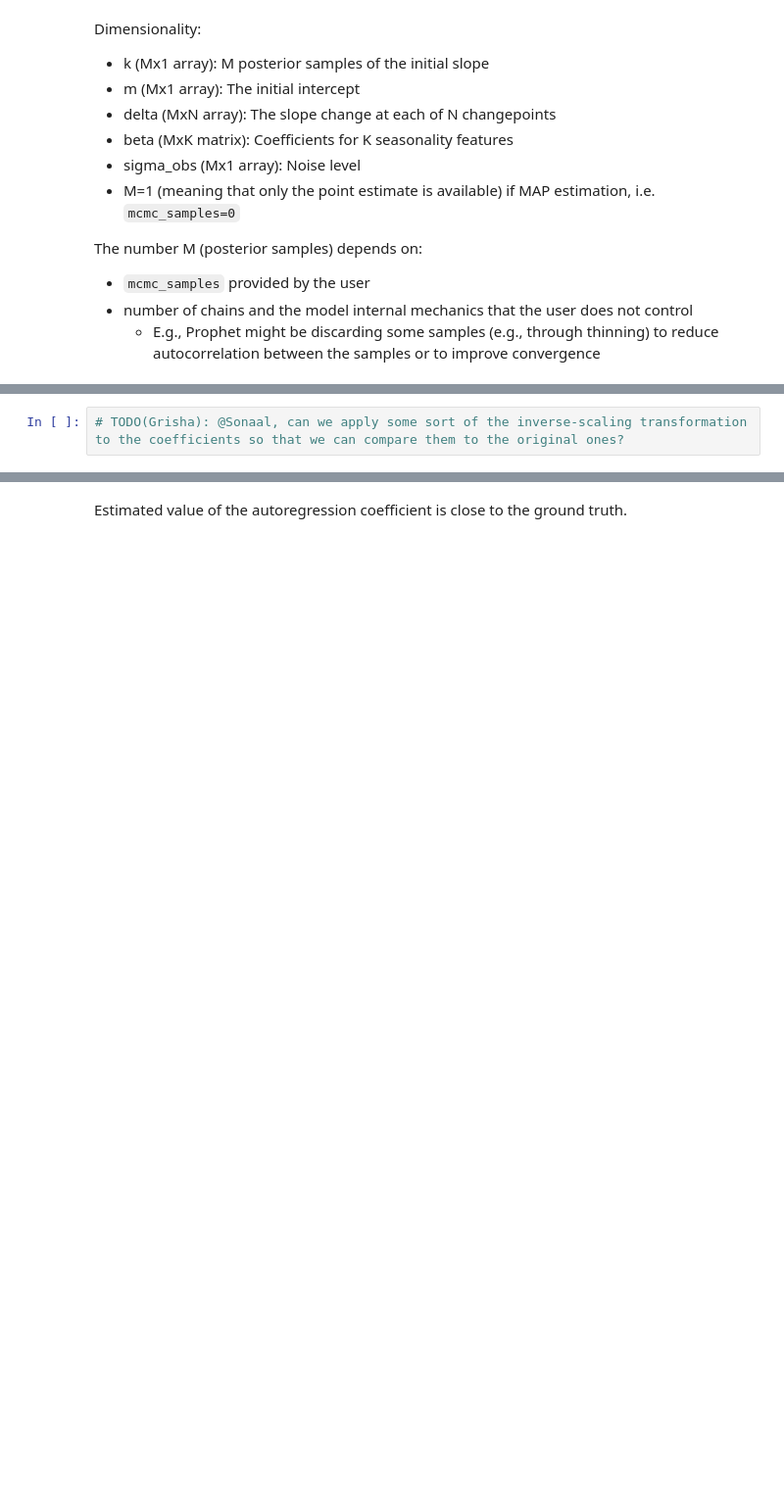
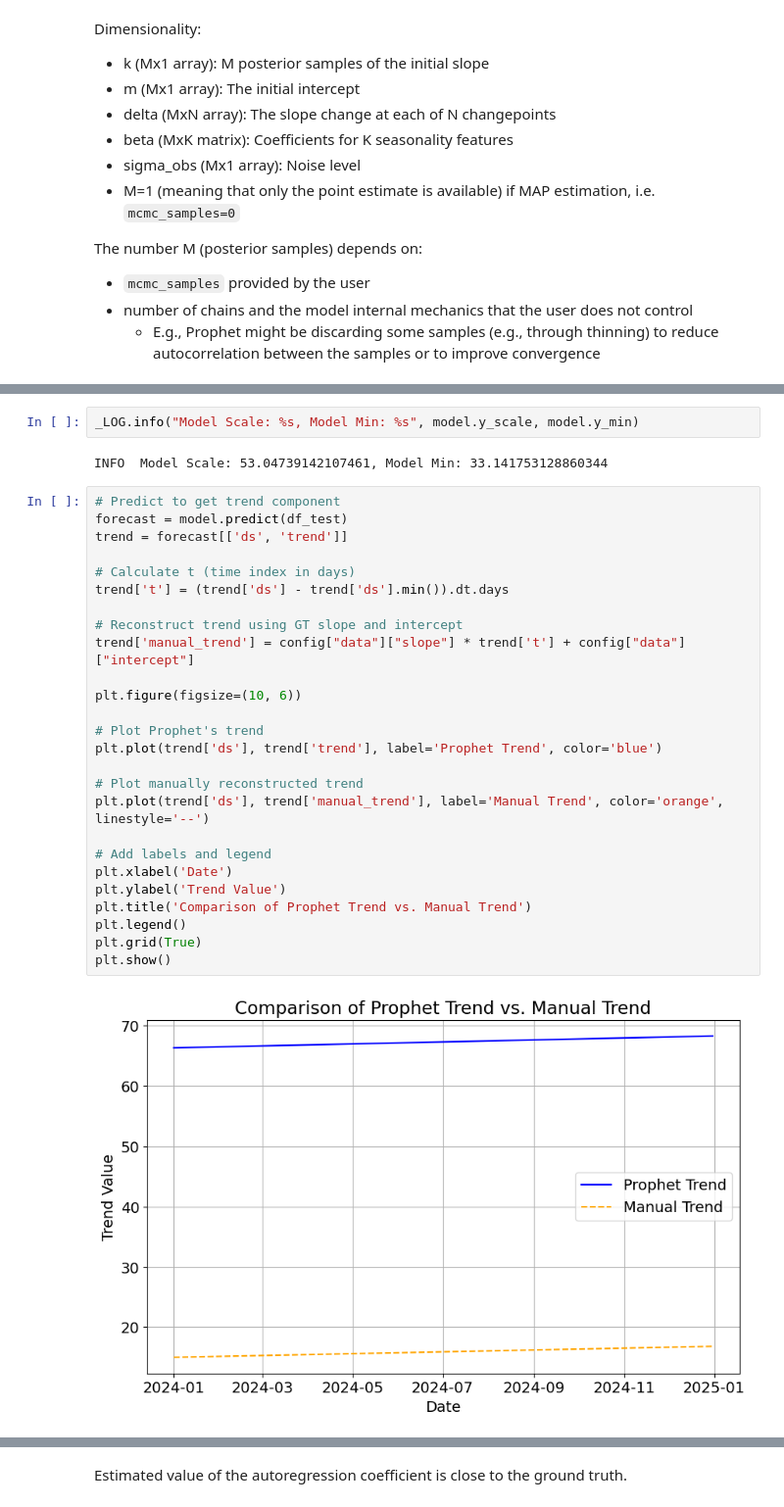
Before and after one commit to vikranth1000/tutorials, a Jupyter notebook: tutorial_prophet/src/Prophet.ipynb, the cells around one changed output, grey strips where cells are left out. Shown at 98% size. Drawn from its saved outputs; the diff is of its cells as text; blank space fills up the shorter version.

```diff
--- a/tutorial_prophet/src/Prophet.ipynb
+++ b/tutorial_prophet/src/Prophet.ipynb
@@ -251,5 +286,35 @@ Scaling:
-# %%
-# TODO(Grisha): @Sonaal, can we apply some sort of the inverse-scaling transformation to the coefficients so that we can compare them to the original ones?
+# %%
+_LOG.info("Model Scale: %s, Model Min: %s", model.y_scale, model.y_min)
+# %% [output]
+INFO  Model Scale: 53.04739142107461, Model Min: 33.141753128860344
+# %%
+# Predict to get trend component
+forecast = model.predict(df_test)
+trend = forecast[['ds', 'trend']]
+
+# Calculate t (time index in days)
+trend['t'] = (trend['ds'] - trend['ds'].min()).dt.days
+
+# Reconstruct trend using GT slope and intercept
+trend['manual_trend'] = config["data"]["slope"] * trend['t'] + config["data"]["intercept"]
+
+plt.figure(figsize=(10, 6))
+
+# Plot Prophet's trend
+plt.plot(trend['ds'], trend['trend'], label='Prophet Trend', color='blue')
+
+# Plot manually reconstructed trend
+plt.plot(trend['ds'], trend['manual_trend'], label='Manual Trend', color='orange', linestyle='--')
+
+# Add labels and legend
+plt.xlabel('Date')
+plt.ylabel('Trend Value')
+plt.title('Comparison of Prophet Trend vs. Manual Trend')
+plt.legend()
+plt.grid(True)
+plt.show()
+# %% [output]
+[figure, added]
 # %%
 estimated_intercept = model.params["m"]
 pd.Series(estimated_intercept).plot(kind="hist")
```
Also changed, not shown: parts of 36 cells of this notebook, 1 other file.
